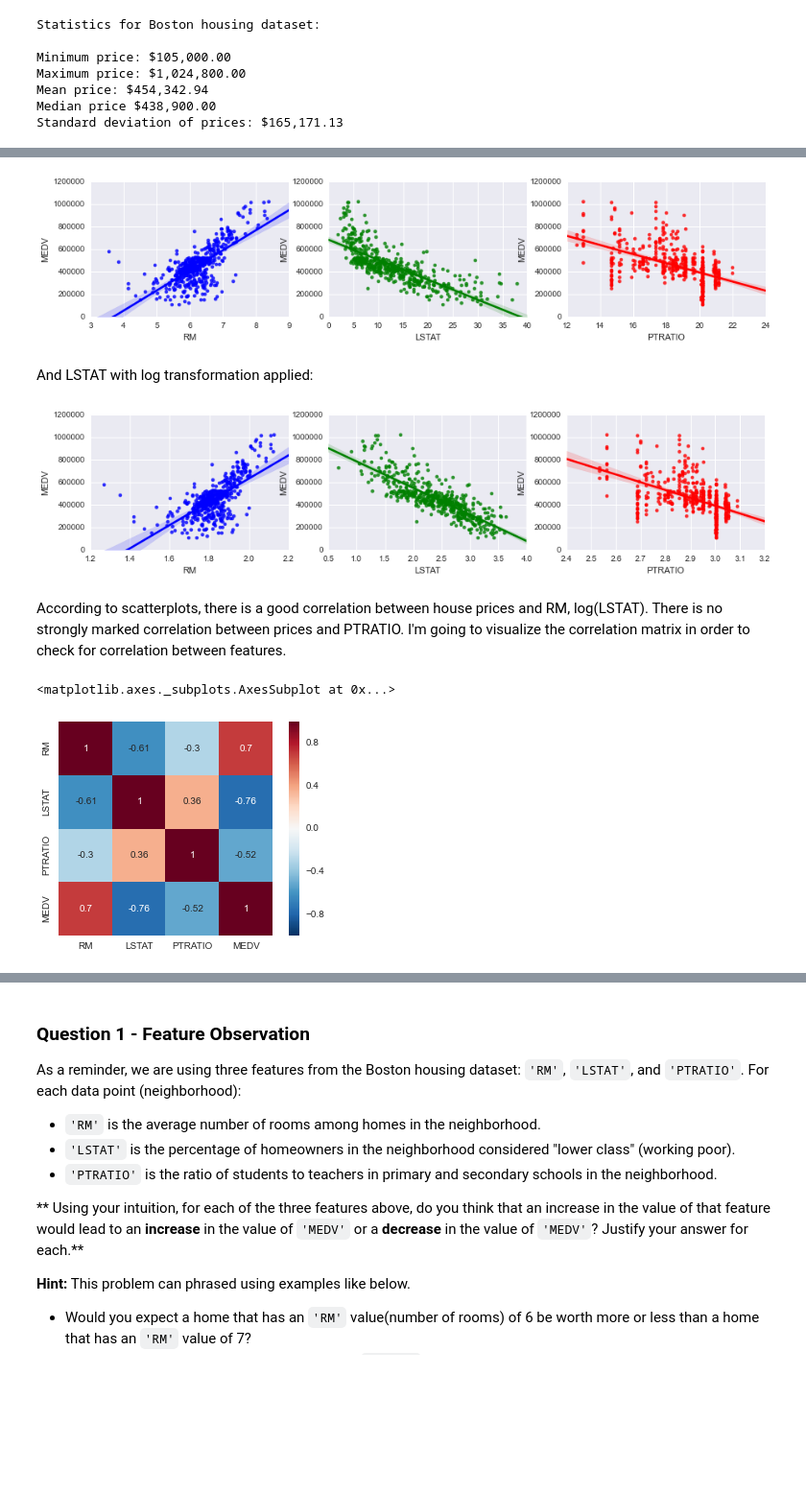
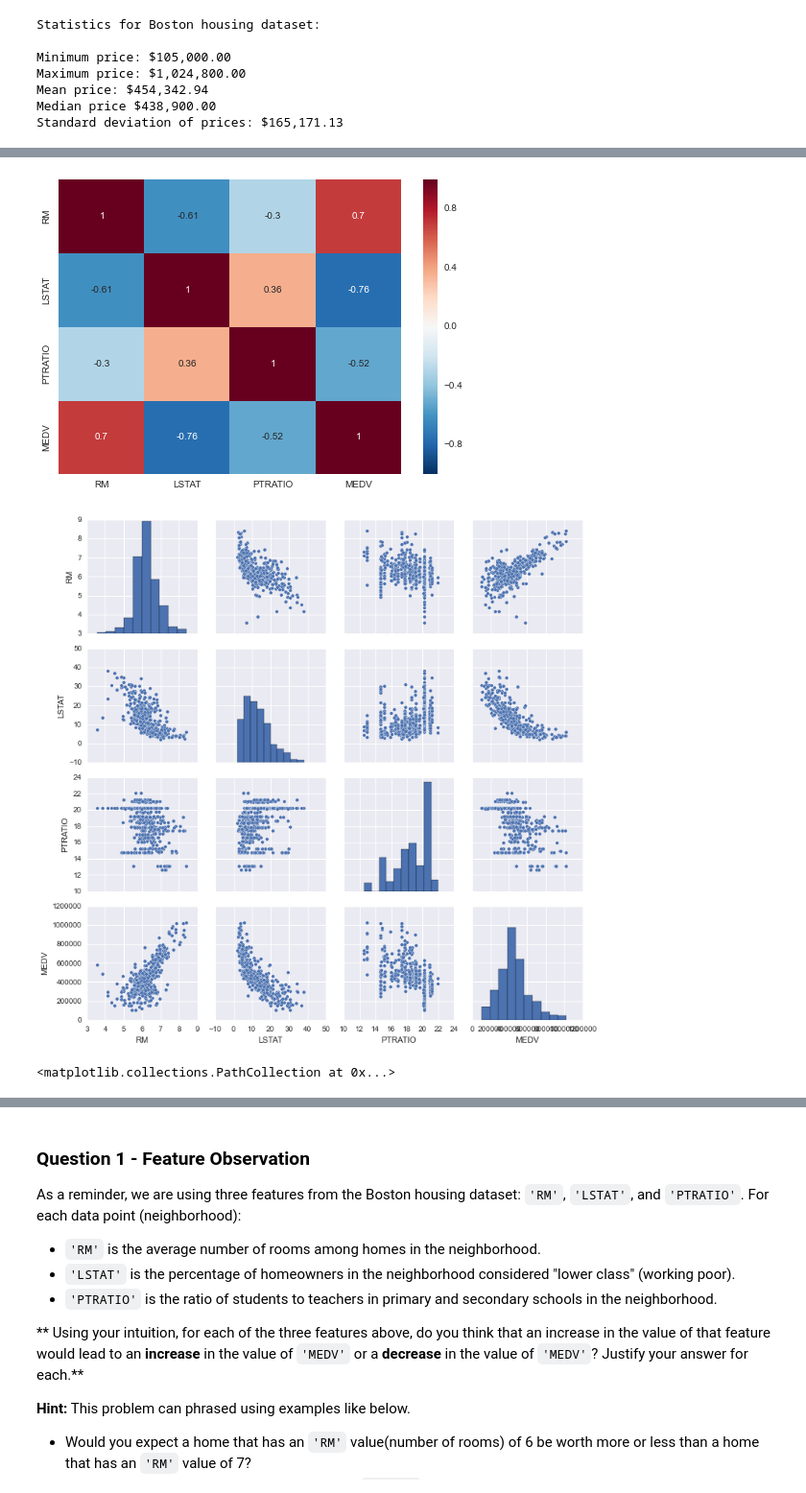
Before and after one commit to tsudhahar/machine_learning, a Jupyter notebook: kaggle/notebooks/boston_housing/boston_housing.ipynb, the cells around one changed output, grey strips where cells are left out. Shown: that part at 96% size. Drawn from its saved outputs; the diff is of its cells as text; code cells hidden in the pictures; blank space fills up the shorter version.

```diff
--- a/kaggle/notebooks/boston_housing/boston_housing.ipynb
+++ b/kaggle/notebooks/boston_housing/boston_housing.ipynb
@@ -131,25 +109,19 @@ To get more feeling about the data, I visualize scatter plots of house prices vs
-# %%
-fig, axs = plt.subplots(ncols=3,figsize=(15,3))
-
-for i, var in enumerate(['RM', 'LSTAT', 'PTRATIO']):
-    lm = sns.regplot(data[var], prices, ax = axs[i], color=clr[i])
-    lm.set(ylim=(0, None))
-# %% [output]
-[figure, removed]
-# %% [markdown]
-And LSTAT with log transformation applied:
-# %%
-fig, axs = plt.subplots(ncols=3,figsize=(15,3))
-
-for i, var in enumerate(['RM', 'LSTAT', 'PTRATIO']):
-    lm = sns.regplot(np.log(data[var]), prices, ax = axs[i], color=clr[i])
-    lm.set(ylim=(0, None))
-# %% [output]
-[figure, removed]
-# %% [markdown]
-According to scatterplots, there is a good correlation between house prices and RM, log(LSTAT). There is no strongly marked correlation between prices and PTRATIO. I'm going to visualize the correlation matrix in order to check for correlation between features.
-# %%
-sns.heatmap(data.corr(), square=True,annot=True)
-# %% [output]
-<matplotlib.axes._subplots.AxesSubplot at 0x...>
-[figure, removed]
+# %%
+import seaborn as sns
+import matplotlib.pyplot as plt
+
+# Calculate correlations
+corr = data.corr()
+
+# Heatmap
+sns.heatmap(corr,annot=True)
+
+sns.pairplot(data)
+sns.plt.show()
+
+# MEDV vs PTRATIO
+plt.scatter(data.PTRATIO, data.MEDV)
+# %% [output]
+[figure, added]
+[figure, added]
+<matplotlib.collections.PathCollection at 0x...>
```
Also changed, not shown: parts of 44 cells of this notebook, 1 other file.
